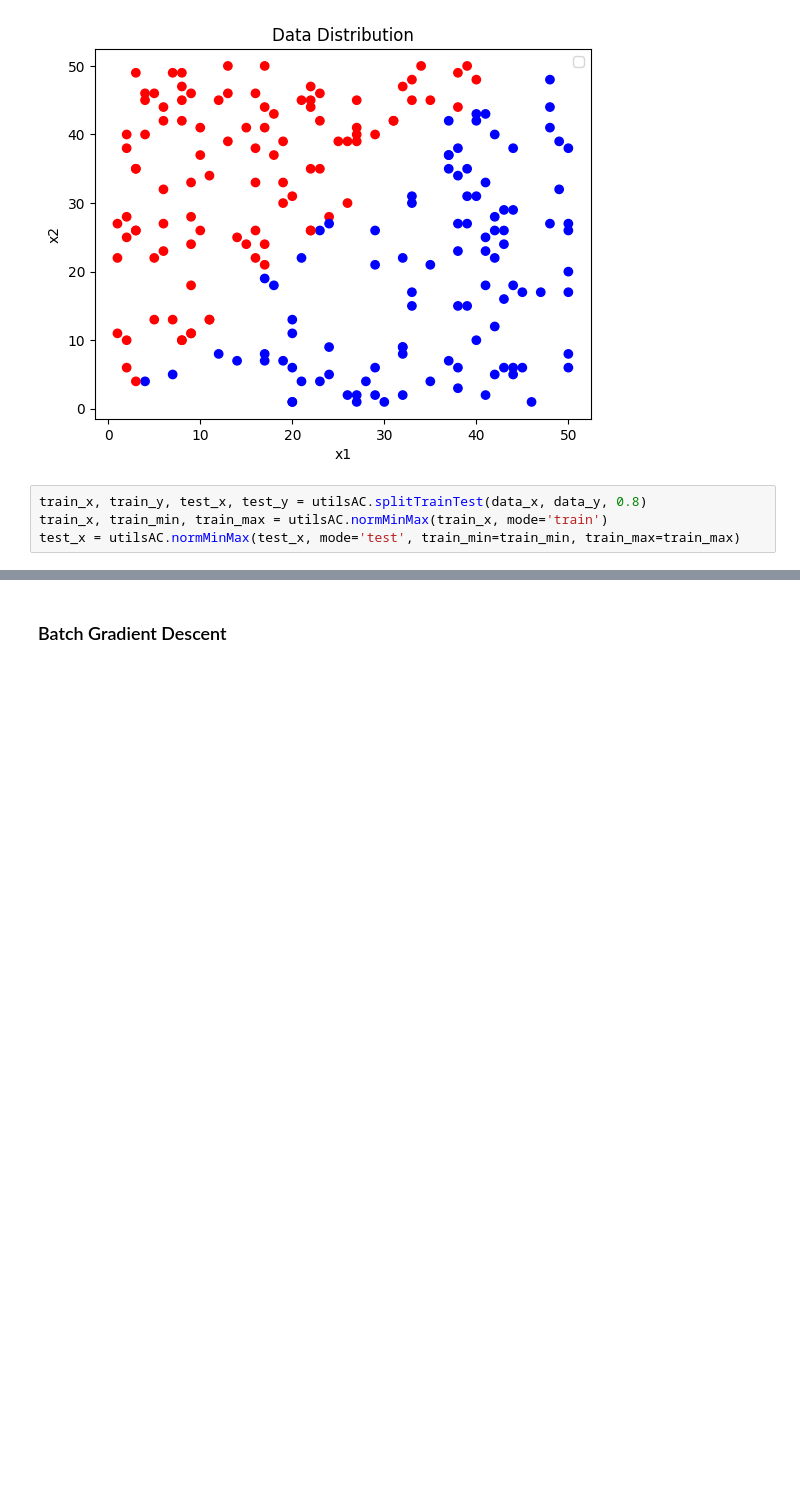
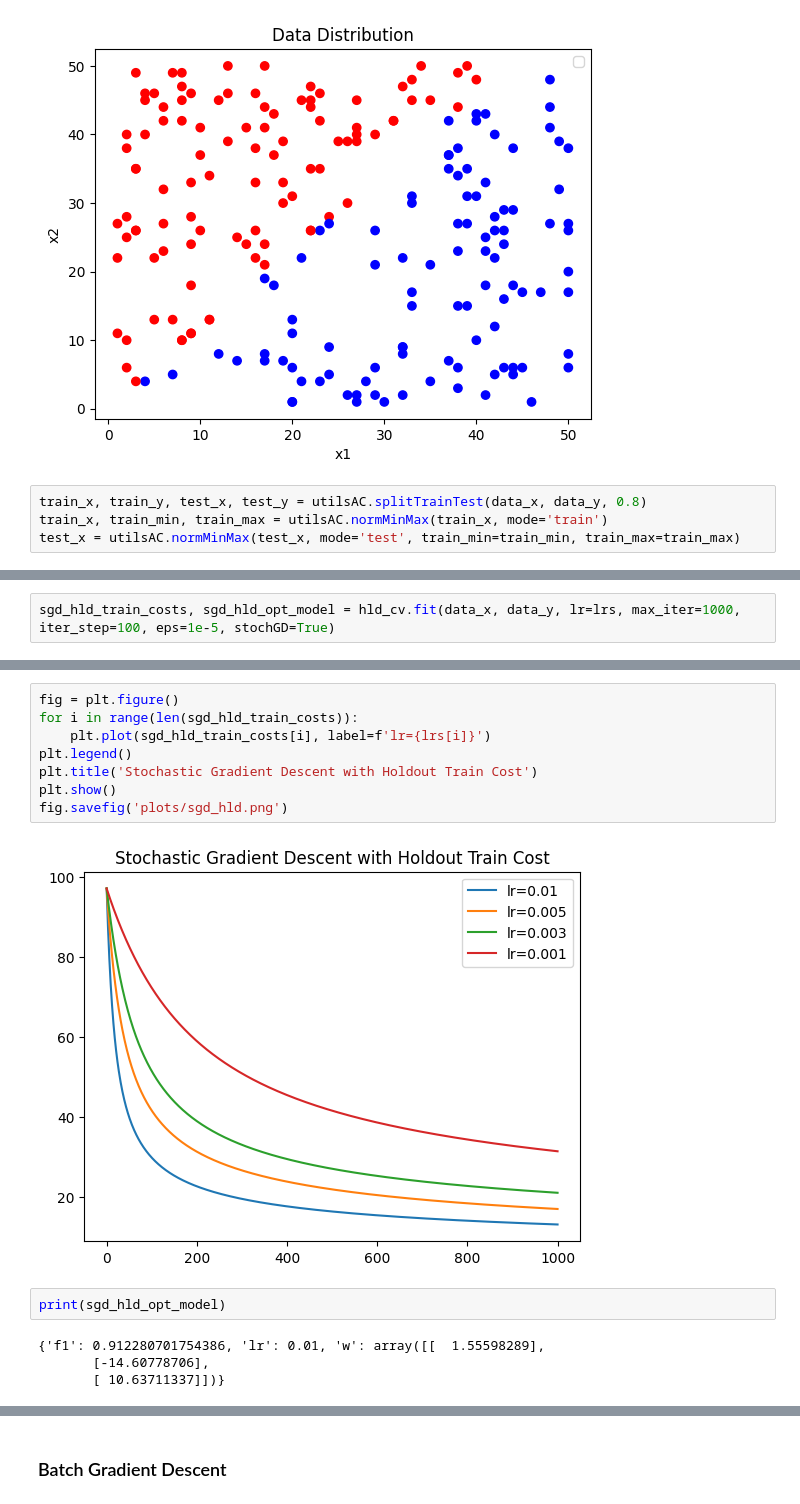
Before and after one commit to AbinashChetia/log_reg_ac, a Jupyter notebook: eg_logReg.ipynb, the cells around one changed output, grey strips where cells are left out. Drawn from its saved outputs; the diff is of its cells as text; blank space fills up the shorter version.

```diff
--- a/eg_logReg.ipynb
+++ b/eg_logReg.ipynb
@@ -39,0 +81,2 @@ test_x = utilsAC.normMinMax(test_x, mode='test', train_min=train_min, train_max=
+# %%
+sgd_hld_train_costs, sgd_hld_opt_model = hld_cv.fit(data_x, data_y, lr=lrs, max_iter=1000, iter_step=100, eps=1e-5, stochGD=True)
@@ -39,0 +101,16 @@ test_x = utilsAC.normMinMax(test_x, mode='test', train_min=train_min, train_max=
+# %%
+fig = plt.figure()
+for i in range(len(sgd_hld_train_costs)):
+    plt.plot(sgd_hld_train_costs[i], label=f'lr={lrs[i]}')
+plt.legend()
+plt.title('Stochastic Gradient Descent with Holdout Train Cost')
+plt.show()
+fig.savefig('plots/sgd_hld.png')
+# %% [output]
+[figure, added]
+# %%
+print(sgd_hld_opt_model)
+# %% [output]
+{'f1': 0.912280701754386, 'lr': 0.01, 'w': array([[  1.55598289],
+       [-14.60778706],
+       [ 10.63711337]])}
```
Also changed, not shown: parts of 18 cells of this notebook, 10 other files.
